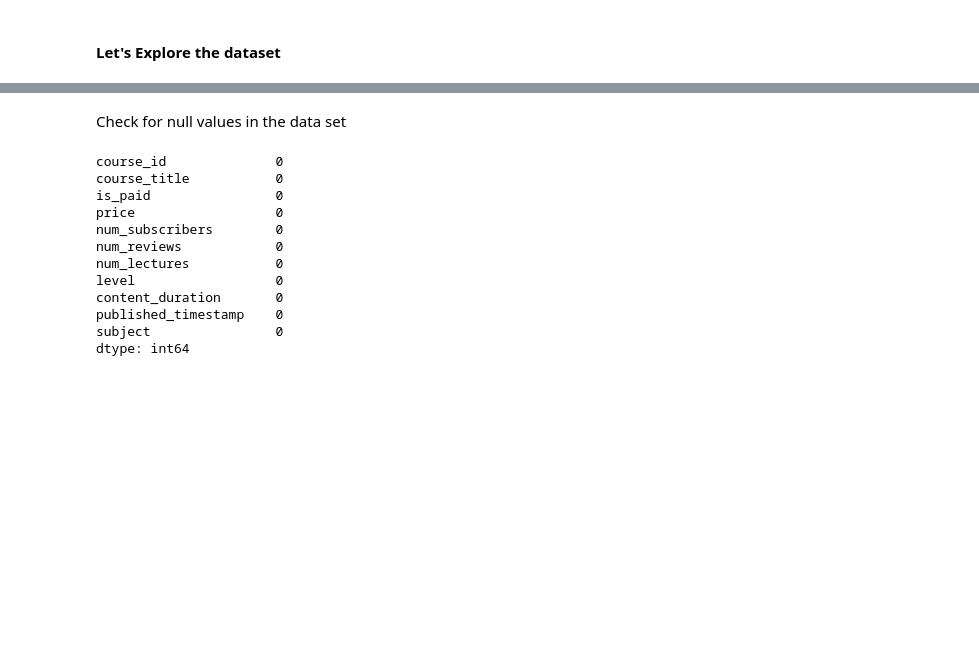
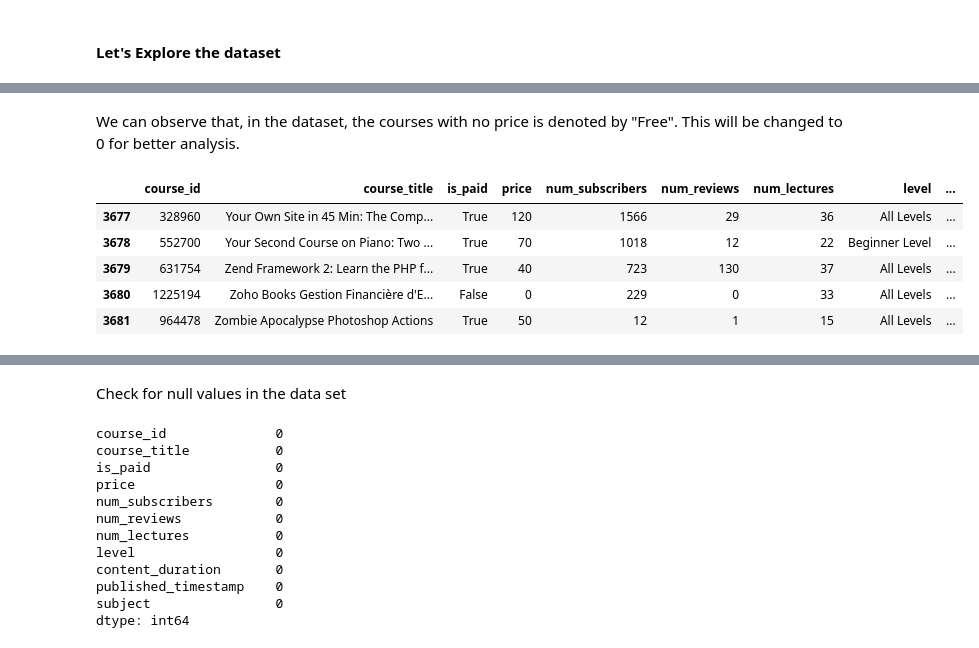
Before and after one commit to Chirag529/Udemy_Courses_Analysis, a Jupyter notebook: main.ipynb, the cells around one changed output, grey strips where cells are left out. Cells and saved outputs as stored; diff of their text form; code cells hidden in the pictures; blank space fills up the shorter version.

```diff
--- a/main.ipynb
+++ b/main.ipynb
@@ -88,0 +76,14 @@ df.describe()
+# %% [markdown]
+We can observe that, in the dataset, the courses with no price is denoted by "Free". This will be changed to 0 for better analysis.
+# %%
+# Change the Free price value with 0
+df["price"] = df["price"].apply(lambda x: 0 if x == "Free" else x)
+
+df.tail(5)
+# %% [output]
+|  | course_id | course_title | is_paid | price | num_subscribers | num_reviews | num_lectures | level | ... |
+| 3677 | 328960 | Your Own Site in 45 Min: The Comp... | True | 120 | 1566 | 29 | 36 | All Levels | ... |
+| 3678 | 552700 | Your Second Course on Piano: Two ... | True | 70 | 1018 | 12 | 22 | Beginner Level | ... |
+| 3679 | 631754 | Zend Framework 2: Learn the PHP f... | True | 40 | 723 | 130 | 37 | All Levels | ... |
+| 3680 | 1225194 | Zoho Books Gestion Financière d'E... | False | 0 | 229 | 0 | 33 | All Levels | ... |
+| 3681 | 964478 | Zombie Apocalypse Photoshop Actions | True | 50 | 12 | 1 | 15 | All Levels | ... |
```
Also changed, not shown: parts of 19 cells of this notebook.
